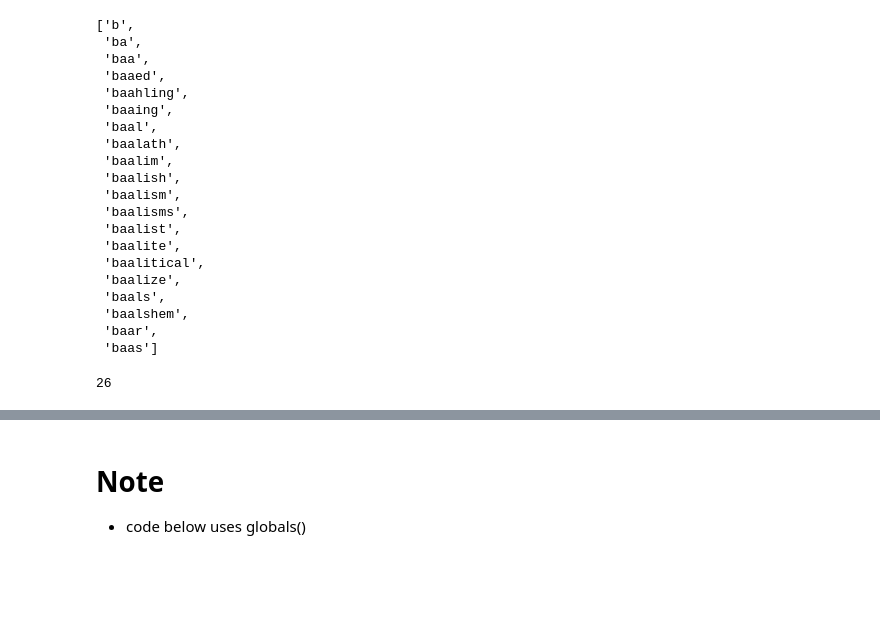
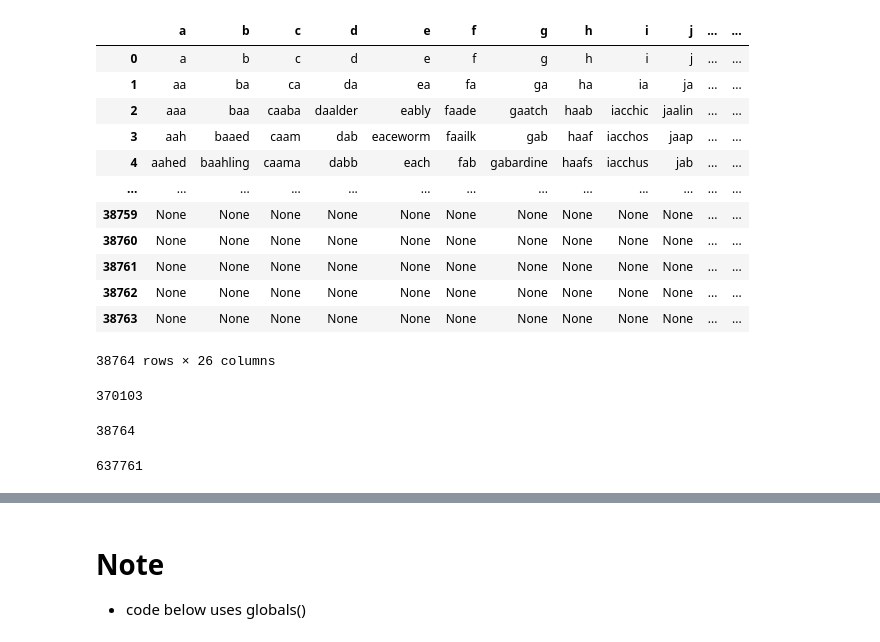
Before and after one commit to ph1-618O/hammingDistance, a Jupyter notebook: formatWords.ipynb, the cells around one changed output, grey strips where cells are left out. Saved outputs shown, nothing was run; the diff lists cells and outputs as text; code cells hidden in the pictures; blank space fills up the shorter version.

Commit message:
making dicts is better

```diff
--- a/formatWords.ipynb
+++ b/formatWords.ipynb
@@ -7,6 +7,10 @@ import time
 import random
 import json
 import pandas as pd
+# %%
+def Merge(dict1, dict2):
+    res = {**dict1, **dict2}
+    return res
 # %%
 # Trying to move away from globals into being more comfortable with dictionaries
 def make_dict(letter):
@@ -22,34 +26,41 @@ def make_dict(letter):
             alphaDict[letter] = holder
     return alphaDict
 # %%
-alpha_dict = []
+alpha = "abcdefghijklmnopqrstuvwxyz"
+alpha_dlist = []
 for i in alpha:
-    alpha_dict.append(make_dict(i))
+    alpha_dlist.append(make_dict(i))
-# %%
-# Format of alpha_dict is a list of dictionaries
-alpha_dict[1]['b'][:20]
-# %% [output]
-['b',
- 'ba',
- 'baa',
- 'baaed',
- 'baahling',
- 'baaing',
- 'baal',
- 'baalath',
- 'baalim',
- 'baalish',
- 'baalism',
- 'baalisms',
- 'baalist',
- 'baalite',
- 'baalitical',
- 'baalize',
- 'baals',
- 'baalshem',
- 'baar',
- 'baas']
+# %%
+alpha_dict = alpha_dlist[0]
+for i in range(len(alpha_dlist)):
+    if i < len(alpha_dlist)-1:
+        alpha_dict = Merge(alpha_dict, alpha_dlist[i+1])
+# %%
+alpha_df = pd.DataFrame.from_dict(alpha_dict, orient='index').T
+alpha_df
+# %% [output]
+|  | a | b | c | d | e | f | g | h | i | j | ... | ... |
+| 0 | a | b | c | d | e | f | g | h | i | j | ... | ... |
+| 1 | aa | ba | ca | da | ea | fa | ga | ha | ia | ja | ... | ... |
+| 2 | aaa | baa | caaba | daalder | eably | faade | gaatch | haab | iacchic | jaalin | ... | ... |
+| 3 | aah | baaed | caam | dab | eaceworm | faailk | gab | haaf | iacchos | jaap | ... | ... |
+| 4 | aahed | baahling | caama | dabb | each | fab | gabardine | haafs | iacchus | jab | ... | ... |
+| ... | ... | ... | ... | ... | ... | ... | ... | ... | ... | ... | ... | ... |
+| 38759 | None | None | None | None | None | None | None | None | None | None | ... | ... |
+| 38760 | None | None | None | None | None | None | None | None | None | None | ... | ... |
+| 38761 | None | None | None | None | None | None | None | None | None | None | ... | ... |
+| 38762 | None | None | None | None | None | None | None | None | None | None | ... | ... |
+| 38763 | None | None | None | None | None | None | None | None | None | None | ... | ... |
+38764 rows × 26 columns
 # %%
-len(alpha_dict)
+len(wordsList)
 # %% [output]
-26
+370103
+# %%
+len(alpha_df)
+# %% [output]
+38764
+# %%
+(len(alpha_df)*26)-len(wordsList)
+# %% [output]
+637761
```
Also changed, not shown: parts of 41 cells of this notebook.
